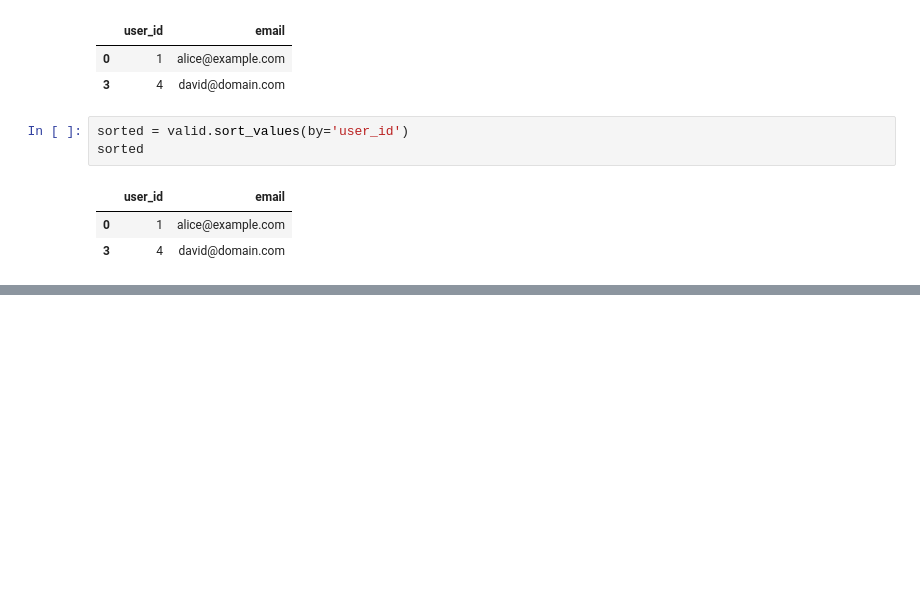
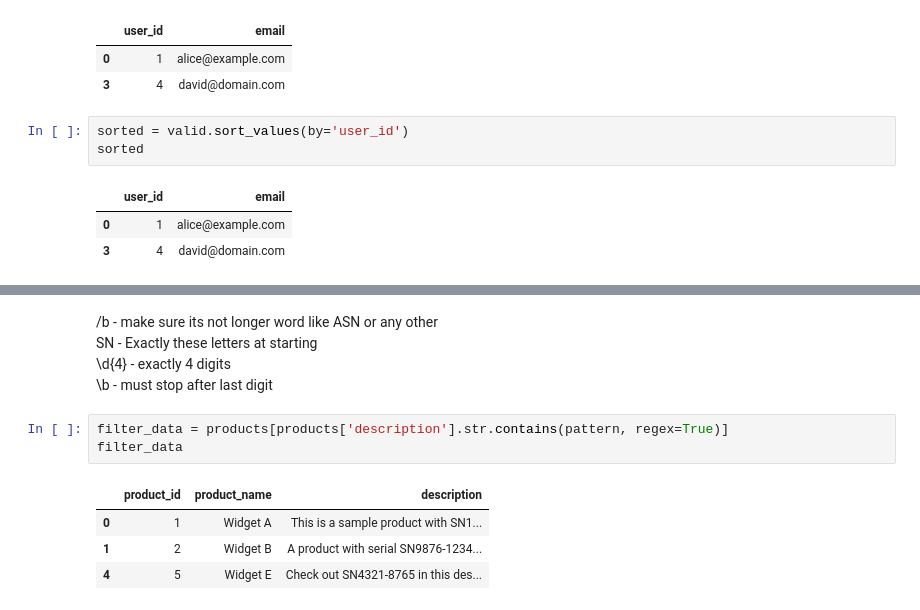
Before and after one commit to Swap-20/Leetcode-Pandas, a Jupyter notebook: Leetcode_Panda.ipynb, the cells around one changed output, grey strips where cells are left out. Drawn from its saved outputs; the diff is of its cells as text; blank space fills up the shorter version.

```diff
--- a/Leetcode_Panda.ipynb
+++ b/Leetcode_Panda.ipynb
@@ -1174,0 +1198,13 @@ sorted
+# %% [markdown]
+/b - make sure its not longer word like ASN or any other
+SN - Exactly these letters at starting
+\d{4} - exactly 4 digits
+\b - must stop after last digit
+# %%
+filter_data = products[products['description'].str.contains(pattern, regex=True)]
+filter_data
+# %% [output]
+|  | product_id | product_name | description |
+| 0 | 1 | Widget A | This is a sample product with SN1... |
+| 1 | 2 | Widget B | A product with serial SN9876-1234... |
+| 4 | 5 | Widget E | Check out SN4321-8765 in this des... |
```
Also changed, not shown: parts of 3 cells of this notebook.
